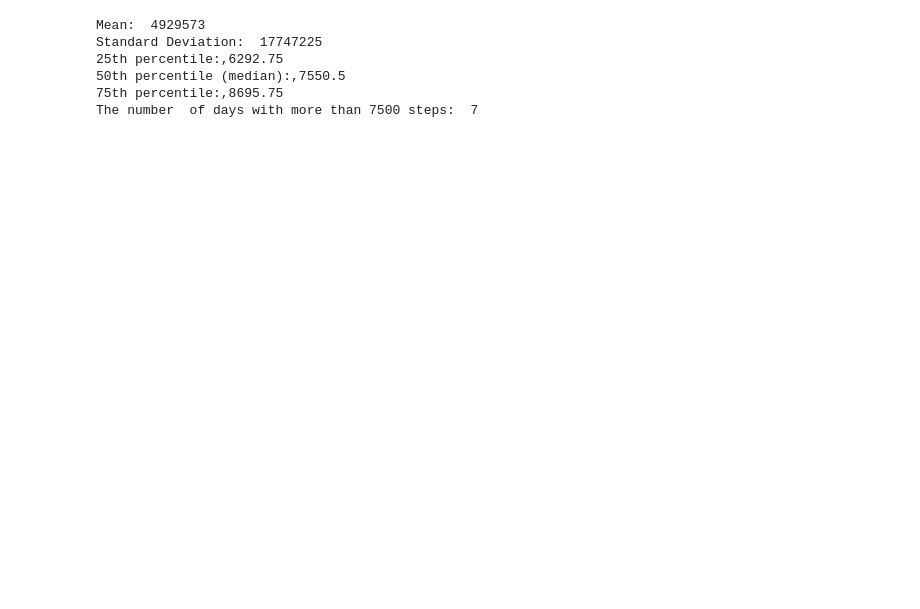
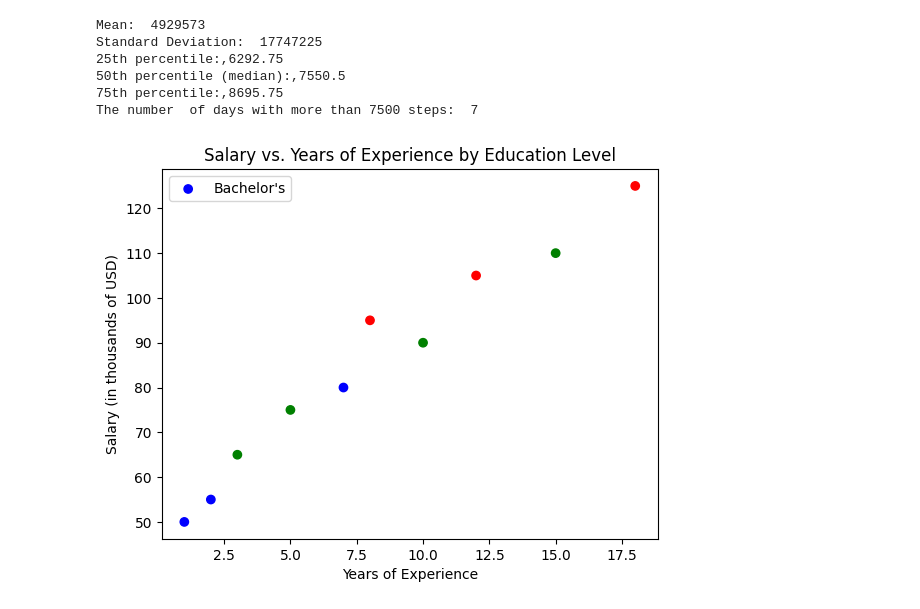
Before and after one commit to MattM1114/uni_work, a Jupyter notebook: practials/datascince_assighment.ipynb, the cells around one changed output. Saved outputs shown, nothing was run; the diff lists cells and outputs as text; code cells hidden in the pictures; blank space fills up the shorter version.

```diff
--- a/practials/datascince_assighment.ipynb
+++ b/practials/datascince_assighment.ipynb
@@ -47,3 +90,30 @@ Standard Deviation:  17747225
 50th percentile (median):,7550.5
 75th percentile:,8695.75
 The number  of days with more than 7500 steps:  7
+# %%
+import matplotlib.pyplot as plt
+import numpy as np
+import pandas as pd
+
+# Data
+data = {
+    'Years of Experience': [1, 2, 3, 5, 7, 8, 10, 12, 15, 18],
+    'Education Level': [0, 0, 1, 1, 0, 2, 1, 2, 1, 2],
+    'Salary': [50, 55, 65, 75, 80, 95, 90, 105, 110, 125]
+}
+
+df = pd.DataFrame(data)
+
+# Colors for education levels
+colors = {0: 'blue', 1: 'green', 2: 'red'}
+df['Color'] = df['Education Level'].map(colors)
+
+# Scatter plot
+plt.scatter(df['Years of Experience'], df['Salary'], c=df['Color'])
+plt.xlabel('Years of Experience')
+plt.ylabel('Salary (in thousands of USD)')
+plt.title('Salary vs. Years of Experience by Education Level')
+plt.legend(['Bachelor\'s', 'Master\'s', 'PhD'], loc='upper left')
+plt.show()
+# %% [output]
+[figure, added]
```
Also changed, not shown: parts of 5 cells of this notebook.
